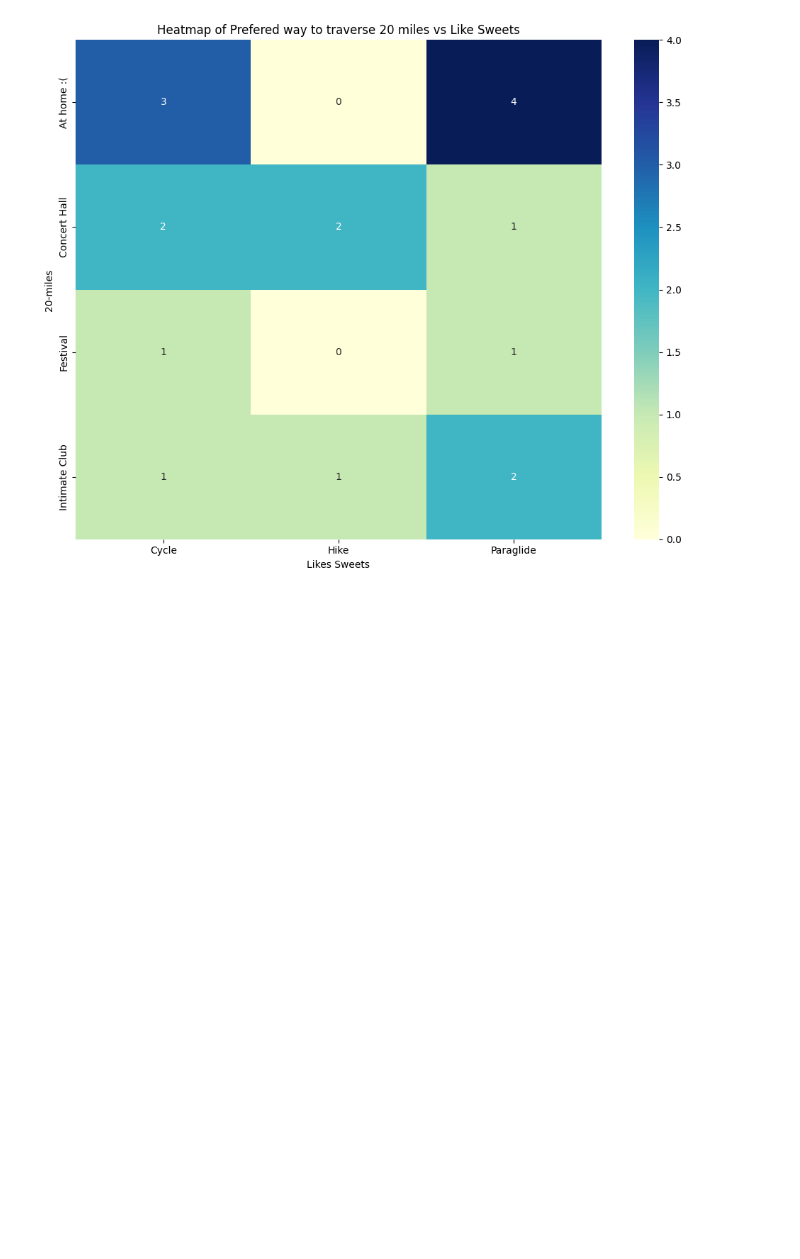
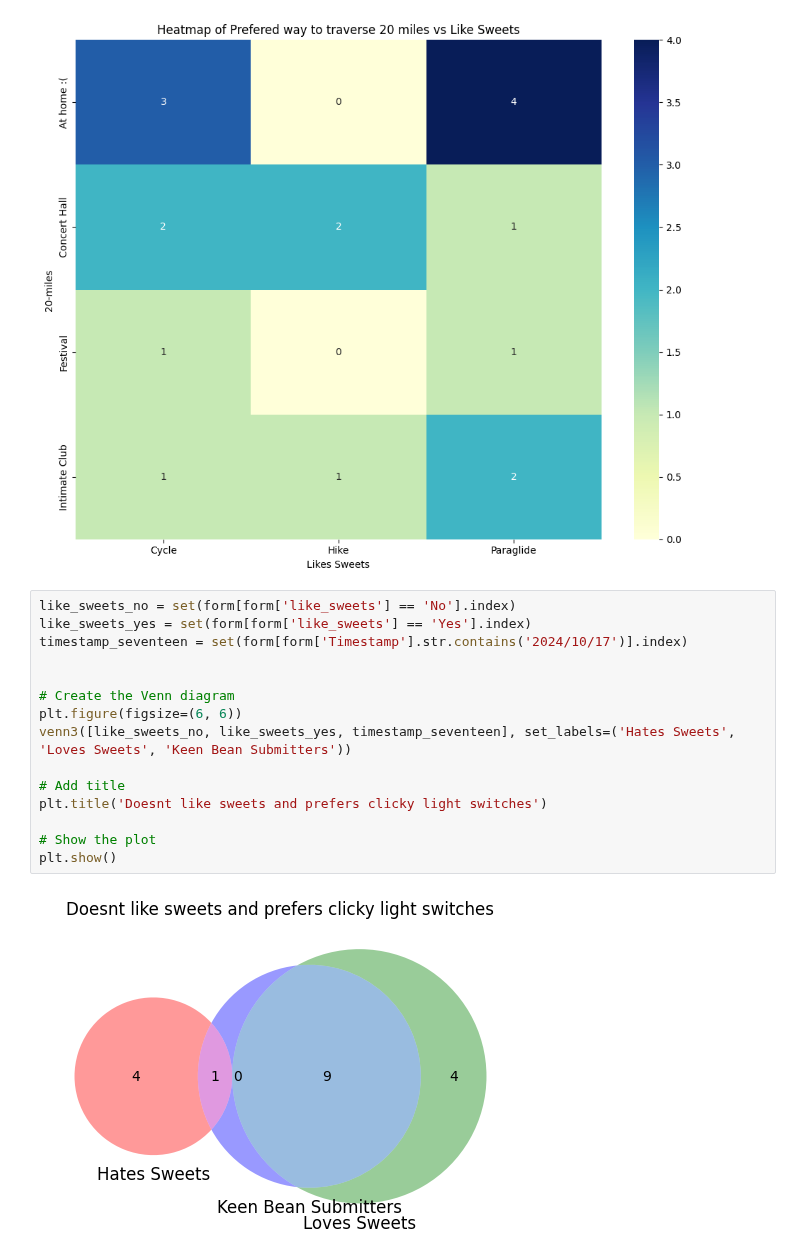
Before and after one commit to zadetuaima/data_among_us_2, a Jupyter notebook: DataAmongUs.ipynb, the cells around one changed output. Cells and saved outputs as stored; diff of their text form; blank space fills up the shorter version.

```diff
--- a/DataAmongUs.ipynb
+++ b/DataAmongUs.ipynb
@@ -240,3 +240,20 @@ plt.tight_layout()
 plt.show()
 # %% [output]
 [figure]
+# %%
+like_sweets_no = set(form[form['like_sweets'] == 'No'].index)
+like_sweets_yes = set(form[form['like_sweets'] == 'Yes'].index)
+timestamp_seventeen = set(form[form['Timestamp'].str.contains('2024/10/17')].index)
+
+
+# Create the Venn diagram
+plt.figure(figsize=(6, 6))
+venn3([like_sweets_no, like_sweets_yes, timestamp_seventeen], set_labels=('Hates Sweets', 'Loves Sweets', 'Keen Bean Submitters'))
+
+# Add title
+plt.title('Doesnt like sweets and prefers clicky light switches')
+
+# Show the plot
+plt.show()
+# %% [output]
+[figure, added]
```
Also changed, not shown: 1 other file.
